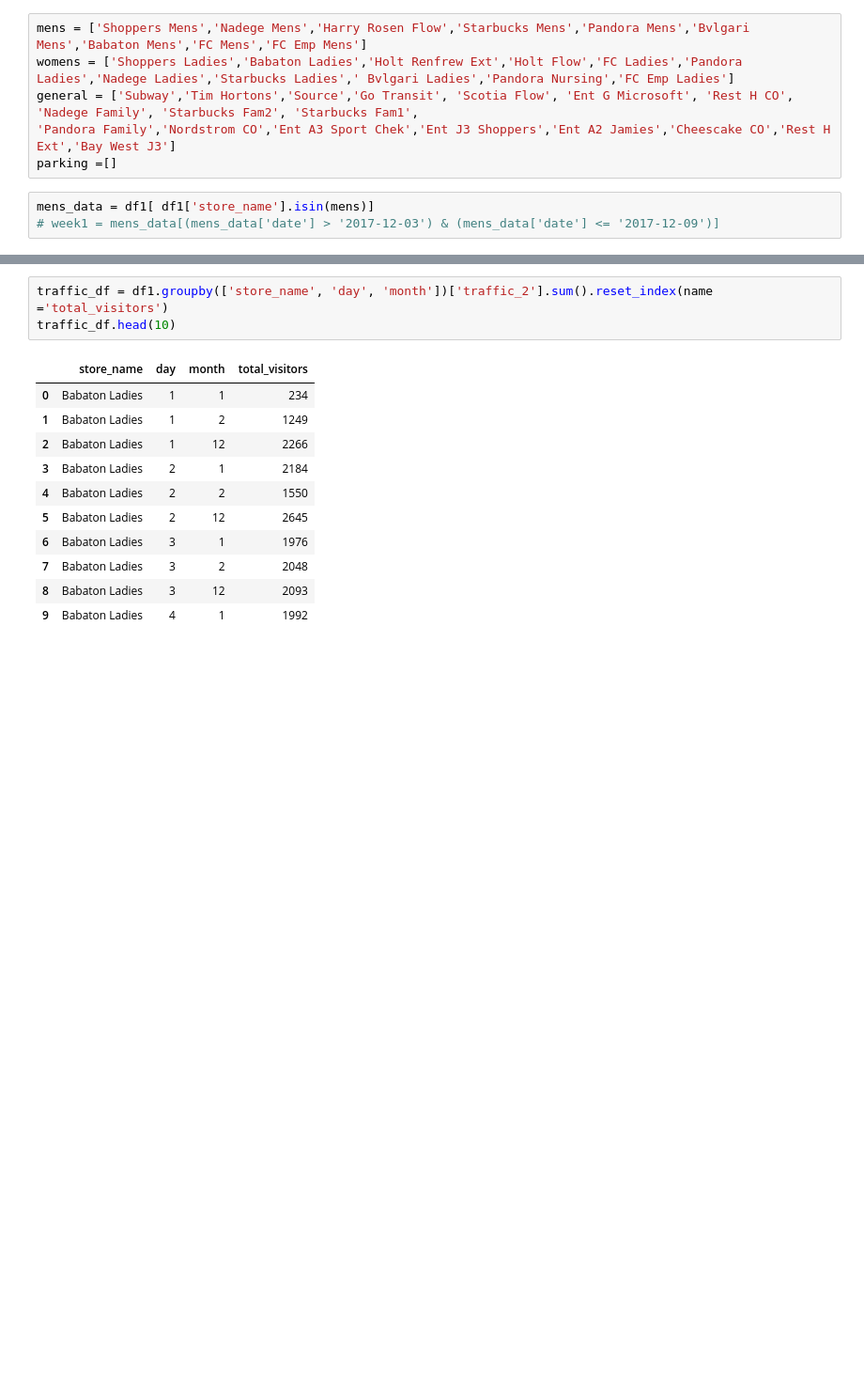
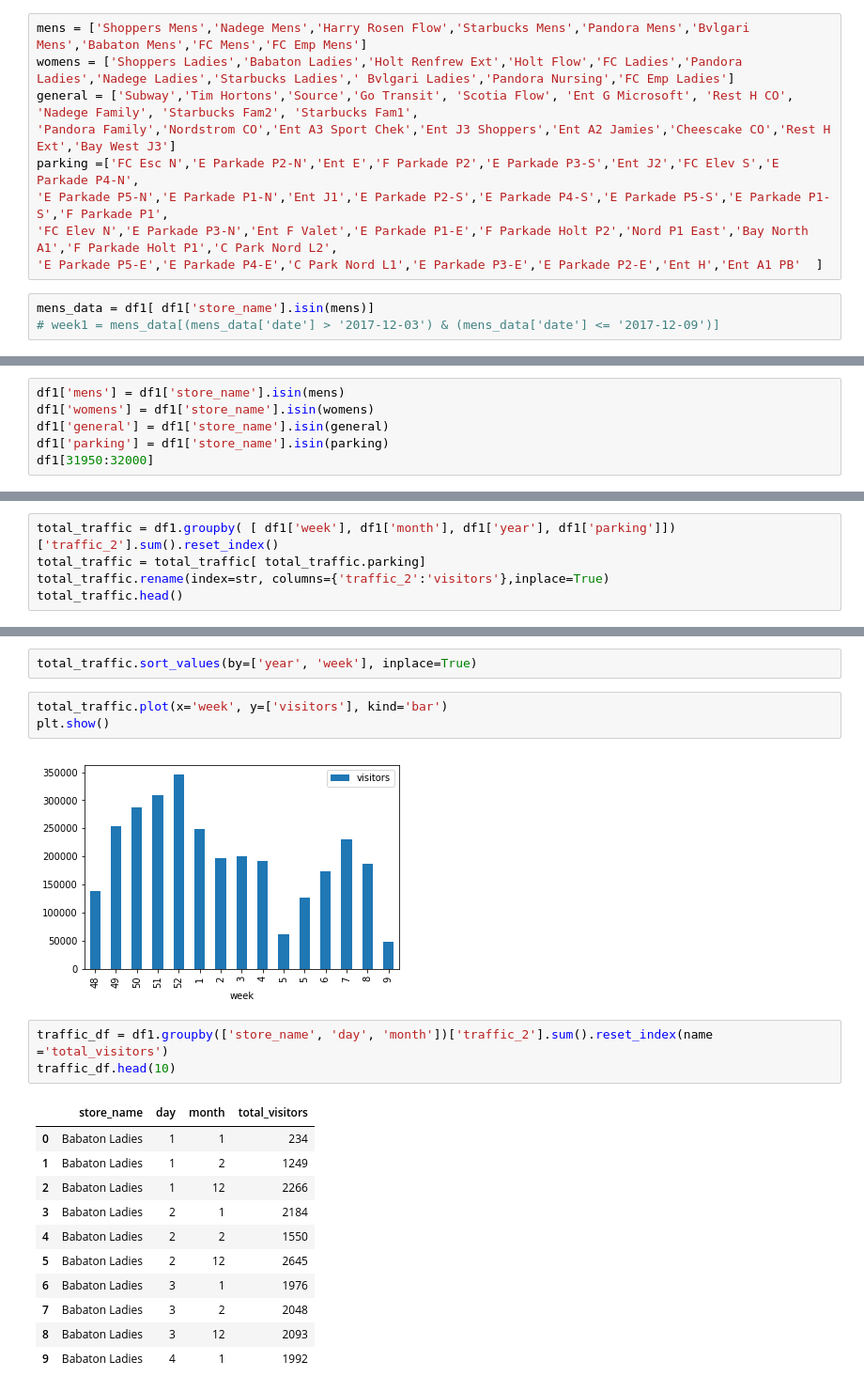
Before and after one commit to arvindkarir/retail, a Jupyter notebook: Retail_challenge.ipynb, the cells around one changed output, grey strips where cells are left out. Shown at 94% size. Saved outputs shown, nothing was run; the diff lists cells and outputs as text; blank space fills up the shorter version.

```diff
--- a/Retail_challenge.ipynb
+++ b/Retail_challenge.ipynb
@@ -183,7 +166,10 @@ mens = ['Shoppers Mens','Nadege Mens','Harry Rosen Flow','Starbucks Mens','Pando
 womens = ['Shoppers Ladies','Babaton Ladies','Holt Renfrew Ext','Holt Flow','FC Ladies','Pandora Ladies','Nadege Ladies','Starbucks Ladies',' Bvlgari Ladies','Pandora Nursing','FC Emp Ladies']
 general = ['Subway','Tim Hortons','Source','Go Transit', 'Scotia Flow', 'Ent G Microsoft', 'Rest H CO', 'Nadege Family', 'Starbucks Fam2', 'Starbucks Fam1',
 'Pandora Family','Nordstrom CO','Ent A3 Sport Chek','Ent J3 Shoppers','Ent A2 Jamies','Cheescake CO','Rest H Ext','Bay West J3']
-parking =[]
+parking =['FC Esc N','E Parkade P2-N','Ent E','F Parkade P2','E Parkade P3-S','Ent J2','FC Elev S','E Parkade P4-N',
+'E Parkade P5-N','E Parkade P1-N','Ent J1','E Parkade P2-S','E Parkade P4-S','E Parkade P5-S','E Parkade P1-S','F Parkade P1',
+'FC Elev N','E Parkade P3-N','Ent F Valet','E Parkade P1-E','F Parkade Holt P2','Nord P1 East','Bay North A1','F Parkade Holt P1','C Park Nord L2',
+'E Parkade P5-E','E Parkade P4-E','C Park Nord L1','E Parkade P3-E','E Parkade P2-E','Ent H','Ent A1 PB'  ]
 # %%
 mens_data = df1[ df1['store_name'].isin(mens)]
 # week1 = mens_data[(mens_data['date'] > '2017-12-03') & (mens_data['date'] <= '2017-12-09')]
@@ -217,0 +179,6 @@ Index: []
+# %%
+df1['mens'] = df1['store_name'].isin(mens)
+df1['womens'] = df1['store_name'].isin(womens)
+df1['general'] = df1['store_name'].isin(general)
+df1['parking'] = df1['store_name'].isin(parking)
+df1[31950:32000]
@@ -217,0 +324,5 @@ Index: []
+# %%
+total_traffic = df1.groupby( [ df1['week'], df1['month'], df1['year'], df1['parking']])['traffic_2'].sum().reset_index()
+total_traffic = total_traffic[ total_traffic.parking]
+total_traffic.rename(index=str, columns={'traffic_2':'visitors'},inplace=True)
+total_traffic.head()
@@ -218,3 +336,10 @@ Index: []
+# %%
+total_traffic.sort_values(by=['year', 'week'], inplace=True)
+# %%
+total_traffic.plot(x='week', y=['visitors'], kind='bar')
+plt.show()
+# %% [output]
+[figure, added]
 # %%
 traffic_df = df1.groupby(['store_name', 'day', 'month'])['traffic_2'].sum().reset_index(name ='total_visitors')
 traffic_df.head(10)
```
Also changed, not shown: parts of 23 cells of this notebook.
